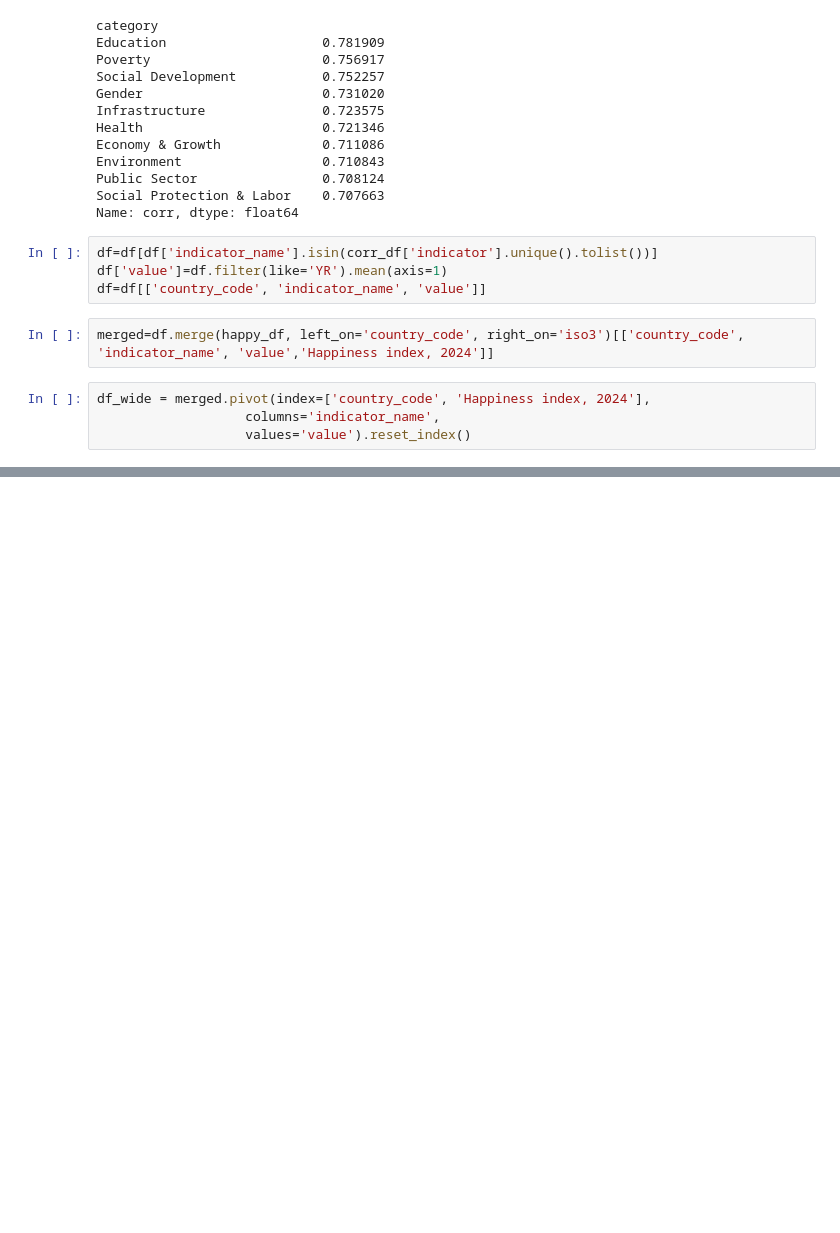
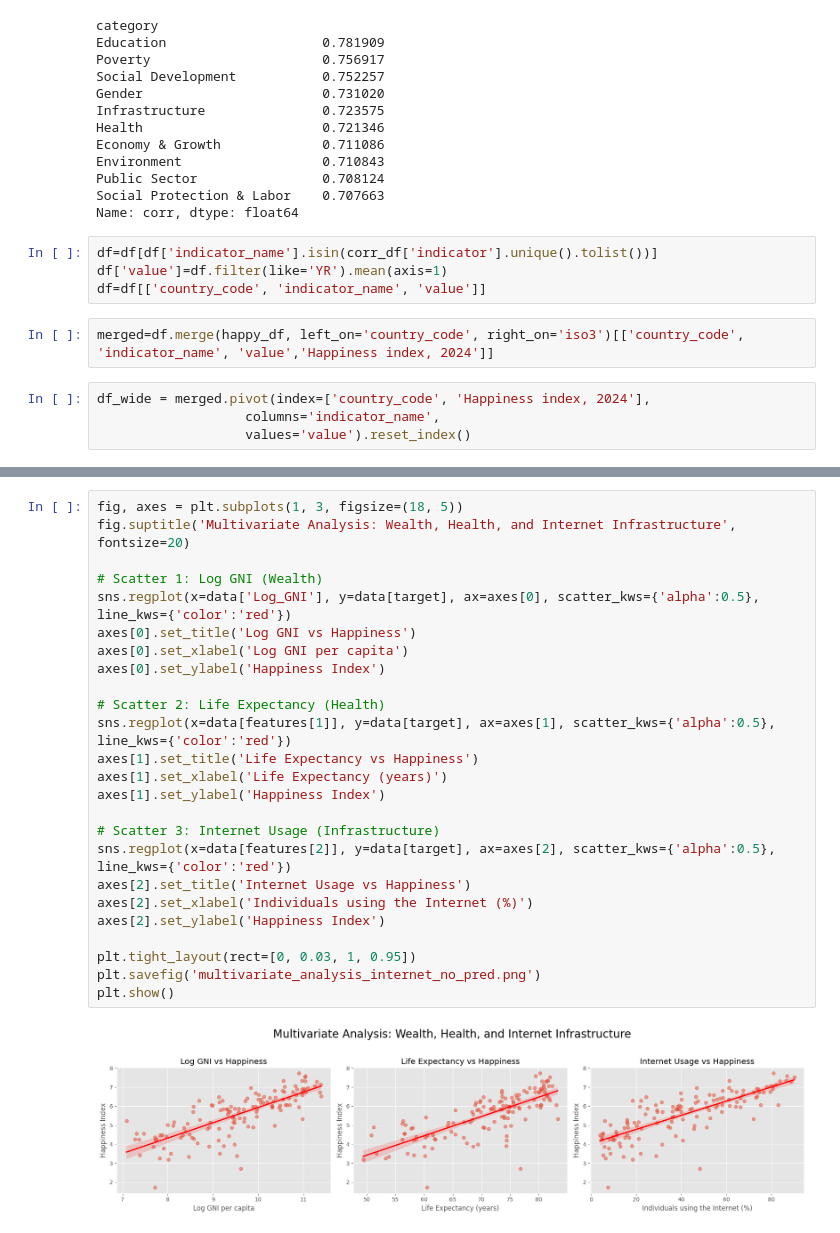
Before and after one commit to beridzeg45/Exploratory-Data-Analysis-with-Python, a Jupyter notebook: world_bank.ipynb, the cells around one changed output, grey strips where cells are left out. Cells and saved outputs as stored; diff of their text form; blank space fills up the shorter version.

```diff
--- a/world_bank.ipynb
+++ b/world_bank.ipynb
@@ -264,0 +397,27 @@ PROVEN: 'Individuals using the Internet (% of population)' has a significant eff
+# %%
+fig, axes = plt.subplots(1, 3, figsize=(18, 5))
+fig.suptitle('Multivariate Analysis: Wealth, Health, and Internet Infrastructure', fontsize=20)
+
+# Scatter 1: Log GNI (Wealth)
+sns.regplot(x=data['Log_GNI'], y=data[target], ax=axes[0], scatter_kws={'alpha':0.5}, line_kws={'color':'red'})
+axes[0].set_title('Log GNI vs Happiness')
+axes[0].set_xlabel('Log GNI per capita')
+axes[0].set_ylabel('Happiness Index')
+
+# Scatter 2: Life Expectancy (Health)
+sns.regplot(x=data[features[1]], y=data[target], ax=axes[1], scatter_kws={'alpha':0.5}, line_kws={'color':'red'})
+axes[1].set_title('Life Expectancy vs Happiness')
+axes[1].set_xlabel('Life Expectancy (years)')
+axes[1].set_ylabel('Happiness Index')
+
+# Scatter 3: Internet Usage (Infrastructure)
+sns.regplot(x=data[features[2]], y=data[target], ax=axes[2], scatter_kws={'alpha':0.5}, line_kws={'color':'red'})
+axes[2].set_title('Internet Usage vs Happiness')
+axes[2].set_xlabel('Individuals using the Internet (%)')
+axes[2].set_ylabel('Happiness Index')
+
+plt.tight_layout(rect=[0, 0.03, 1, 0.95])
+plt.savefig('multivariate_analysis_internet_no_pred.png')
+plt.show()
+# %% [output]
+[figure, added]
```
Also changed, not shown: parts of 8 cells of this notebook.
